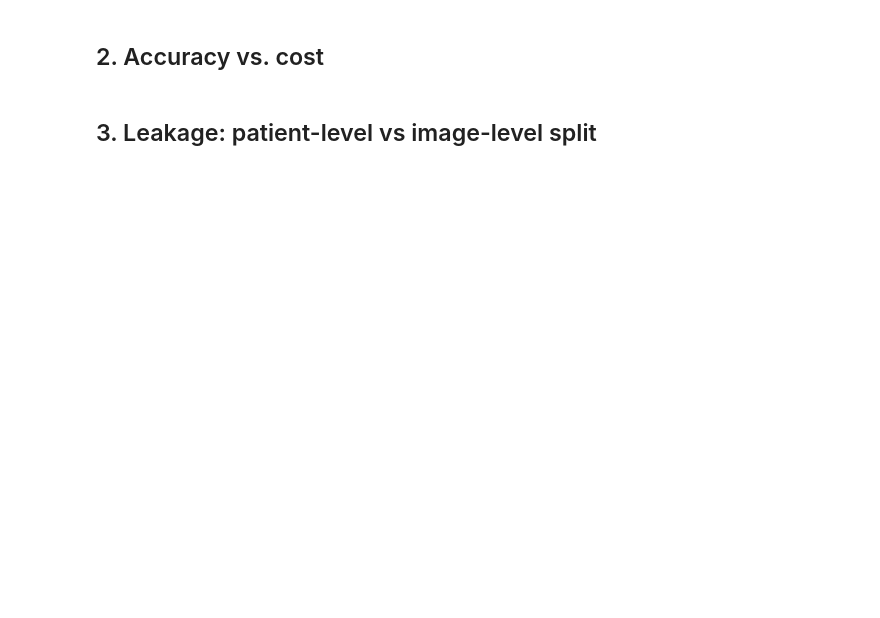
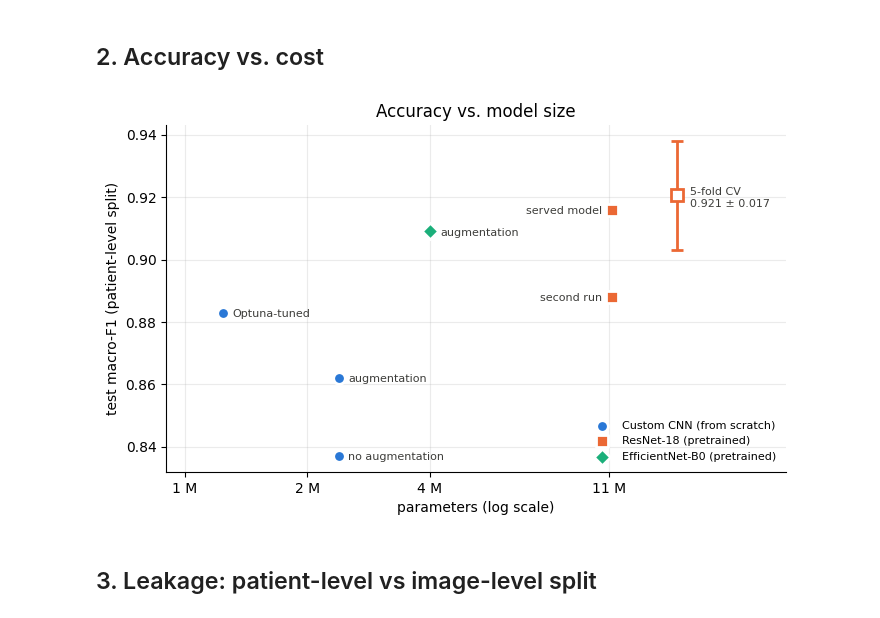
Before and after one commit to Yassminefeki/brain-tumor-mlops, a Jupyter notebook: notebooks/03_results_analysis.ipynb, the cells around one changed output. Saved outputs shown, nothing was run; the diff lists cells and outputs as text; code cells hidden in the pictures; blank space fills up the shorter version.

```diff
--- a/notebooks/03_results_analysis.ipynb
+++ b/notebooks/03_results_analysis.ipynb
@@ -69,15 +88,59 @@ main.to_csv(OUT / "comparison.csv", index=False)
 # %% [markdown]
 ## 2. Accuracy vs. cost
 # %%
-fig, ax = plt.subplots(figsize=(7, 4))
-for _, r in main.iterrows():
-    ax.scatter(r["parameters"] / 1e6, r["test macro-F1"], s=60)
-    ax.annotate(r["run"], (r["parameters"] / 1e6, r["test macro-F1"]), fontsize=8,
-                xytext=(4, 4), textcoords="offset points")
-ax.set(xscale="log", xlabel="parameters (millions, log)", ylabel="test macro-F1",
+# One point per run; the 5 CV folds are summarised as one mean ± std error bar.
+# Colour = model family (validated categorical palette), plus marker shape and a direct
+# label on every point, so identity never depends on colour alone.
+FAMILY = {  # model -> (label, colour, marker)
+    "custom_cnn": ("Custom CNN (from scratch)", "#2a78d6", "o"),
+    "resnet18": ("ResNet-18 (pretrained)", "#eb6834", "s"),
+    "efficientnet_b0": ("EfficientNet-B0 (pretrained)", "#1baf7a", "D"),
+}
+LABEL = {
+    "custom_cnn-noaug": "no augmentation",
+    "custom_cnn-aug": "augmentation",
+    "custom_cnn-tuned": "Optuna-tuned",
+    "resnet18-aug": "served model",
+    "resnet18-final": "second run",
+    "efficientnet_b0-aug": "augmentation",
+}
+folds = table[(table["split"] == "split") & table["run"].str.contains("fold")]  # unrounded
+single = main[~main["run"].str.contains("fold")]
+
+fig, ax = plt.subplots(figsize=(8, 4.5))
+for model, (name, colour, marker) in FAMILY.items():
+    rows = single[single["model"] == model]
+    ax.scatter(rows["parameters"] / 1e6, rows["test macro-F1"], s=70, color=colour,
+               marker=marker, edgecolor="white", linewidth=2, label=name, zorder=3)
+    for _, r in rows.iterrows():
+        text = LABEL.get(r["run"], r["run"])
+        if text:
+            left = model == "resnet18"  # keep the right side free for the CV error bar
+            ax.annotate(text, (r["parameters"] / 1e6, r["test macro-F1"]), fontsize=8,
+                        color="#3d3d3a", xytext=(-7 if left else 7, -3),
+                        ha="right" if left else "left", textcoords="offset points")
+if len(folds):
+    x = folds["parameters"].iloc[0] / 1e6 * 1.45  # to the right of the single runs
+    m, s = folds["test macro-F1"].mean(), folds["test macro-F1"].std()
+    ax.errorbar(x, m, yerr=s, fmt="s", ms=8, color=FAMILY["resnet18"][1], mfc="white",
+                mew=2, elinewidth=2, capsize=4, zorder=3)
+    ax.annotate(f"5-fold CV\n{m:.3f} ± {s:.3f}", (x, m), fontsize=8, color="#3d3d3a",
+                xytext=(9, -8), textcoords="offset points")
+
+ax.set_xscale("log")
+ticks = [1, 2, 4, 11]
+ax.set_xticks(ticks, [f"{t} M" for t in ticks])
+ax.minorticks_off()
+ax.set_xlim(0.9, 30)
+ax.set(xlabel="parameters (log scale)", ylabel="test macro-F1 (patient-level split)",
        title="Accuracy vs. model size")
-ax.grid(alpha=0.3)
+ax.grid(alpha=0.25)
+for side in ("top", "right"):
+    ax.spines[side].set_visible(False)
+ax.legend(loc="lower right", frameon=False, fontsize=8)
 fig.savefig(OUT / "figures" / "accuracy_vs_size.png", dpi=150, bbox_inches="tight")
+# %% [output]
+[figure, added]
 # %% [markdown]
 ## 3. Leakage: patient-level vs image-level split
 # %%
```
Also changed, not shown: parts of 4 cells of this notebook, 7 other files.
